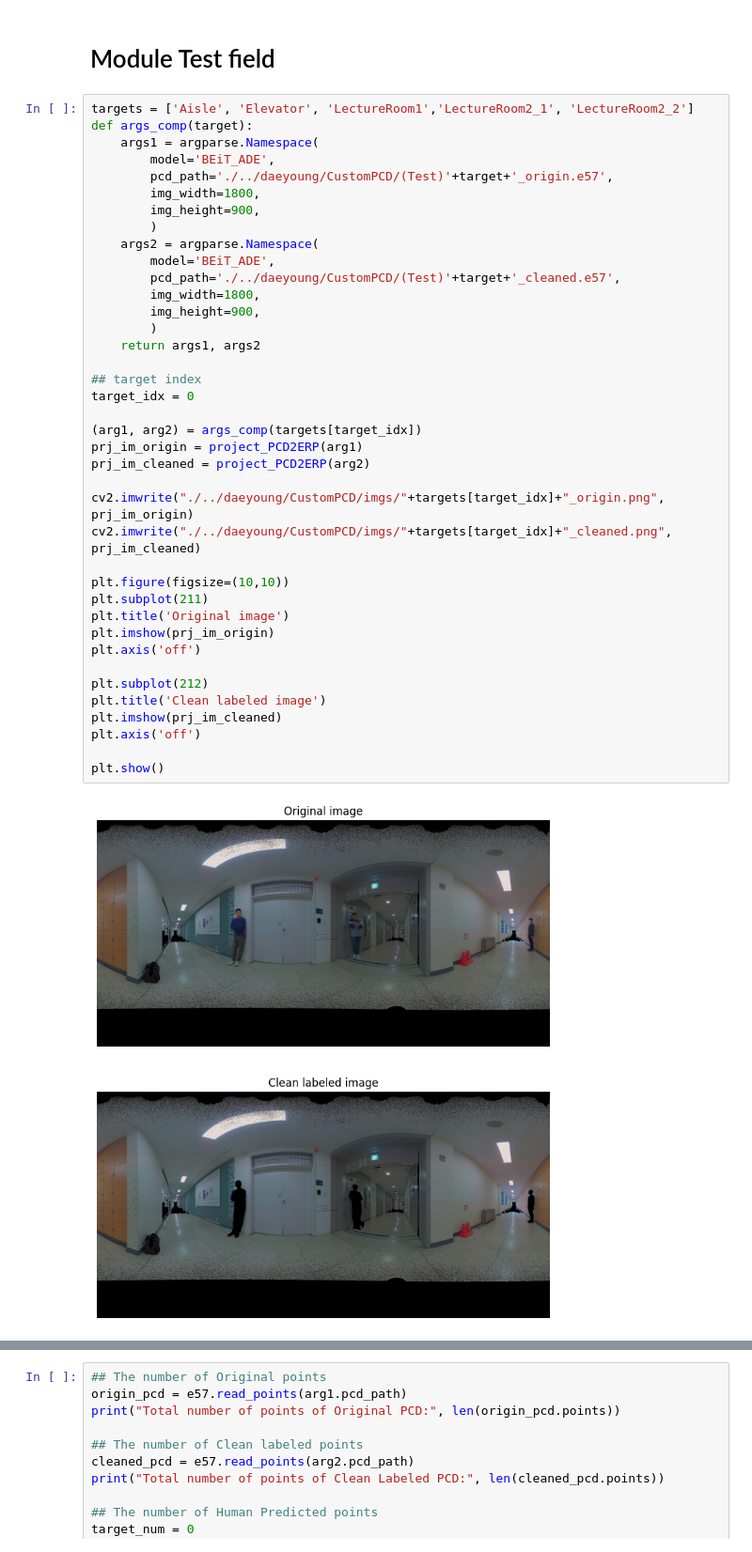
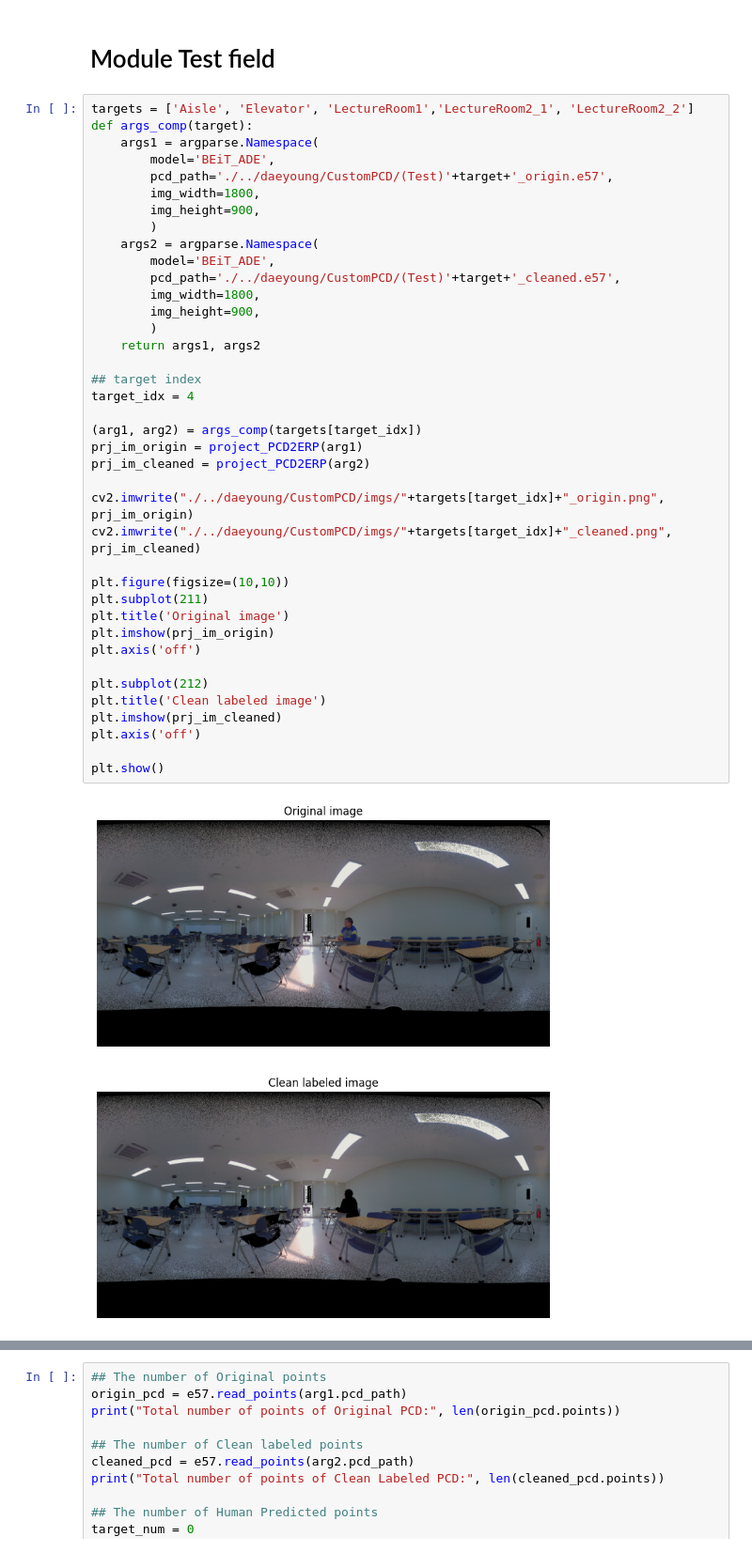
Before and after one commit to daeday/PCD_Denoise, a Jupyter notebook: test_Customed_official.ipynb, the cells around one changed output, grey strips where cells are left out. Shown at 94% size. Saved outputs shown, nothing was run; the diff lists cells and outputs as text.

```diff
--- a/test_Customed_official.ipynb
+++ b/test_Customed_official.ipynb
@@ -108,32 +110,32 @@ def args_comp(target):
     args2 = argparse.Namespace(
         model='BEiT_ADE',
         pcd_path='./../daeyoung/CustomPCD/(Test)'+target+'_cleaned.e57',
         img_width=1800,
         img_height=900,
         )
     return args1, args2
 
 ## target index
-target_idx = 0
+target_idx = 4
 
 (arg1, arg2) = args_comp(targets[target_idx])
 prj_im_origin = project_PCD2ERP(arg1)
 prj_im_cleaned = project_PCD2ERP(arg2)
 
 cv2.imwrite("./../daeyoung/CustomPCD/imgs/"+targets[target_idx]+"_origin.png", prj_im_origin)
 cv2.imwrite("./../daeyoung/CustomPCD/imgs/"+targets[target_idx]+"_cleaned.png", prj_im_cleaned)
 
 plt.figure(figsize=(10,10))
 plt.subplot(211)
 plt.title('Original image')
 plt.imshow(prj_im_origin)
 plt.axis('off')
 
 plt.subplot(212)
 plt.title('Clean labeled image')
 plt.imshow(prj_im_cleaned)
 plt.axis('off')
 
 plt.show()
 # %% [output]
-[figure, old version]
+[figure, new version]
```
Also changed, not shown: parts of 3 cells of this notebook, 3 other files.
